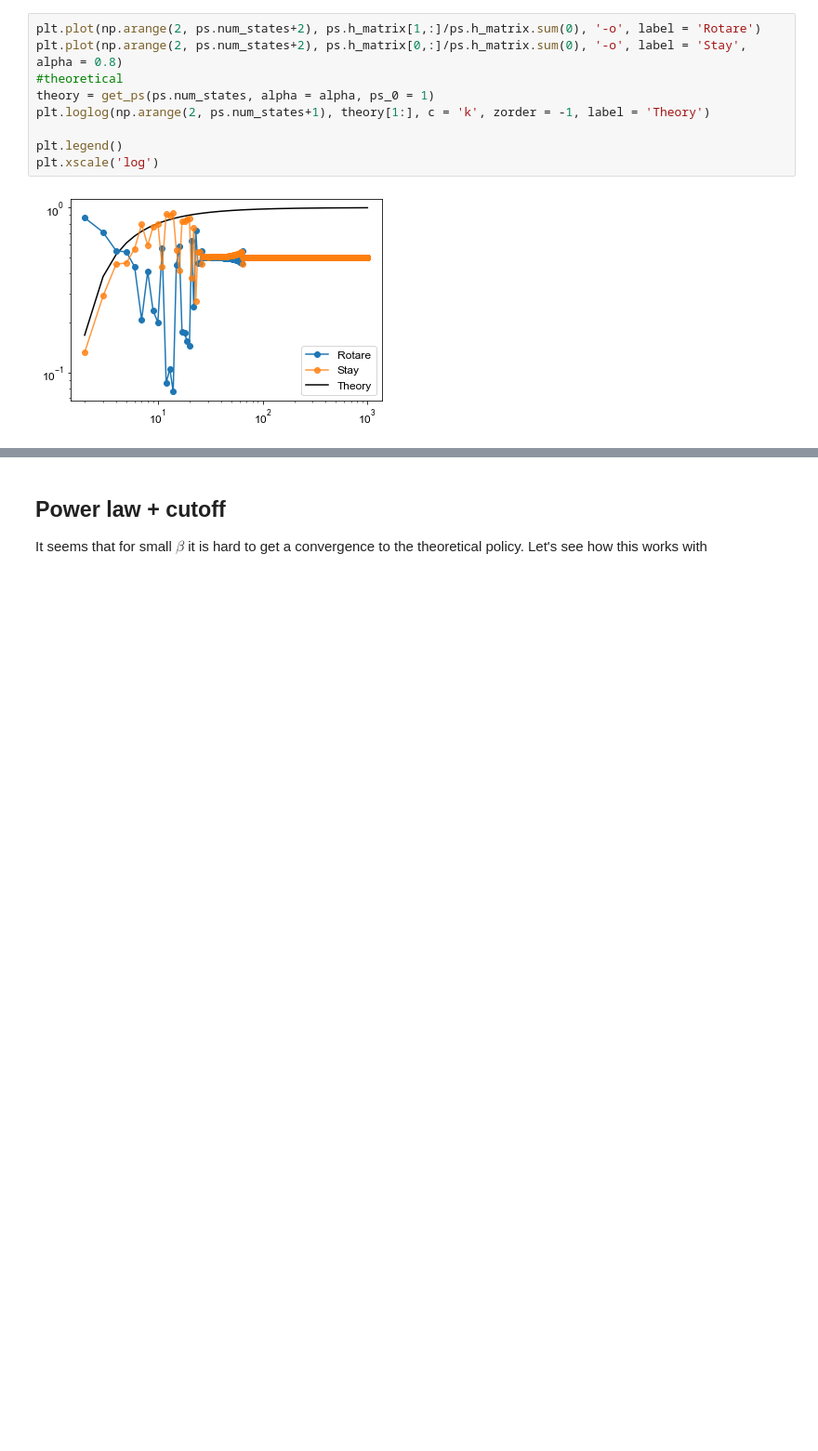
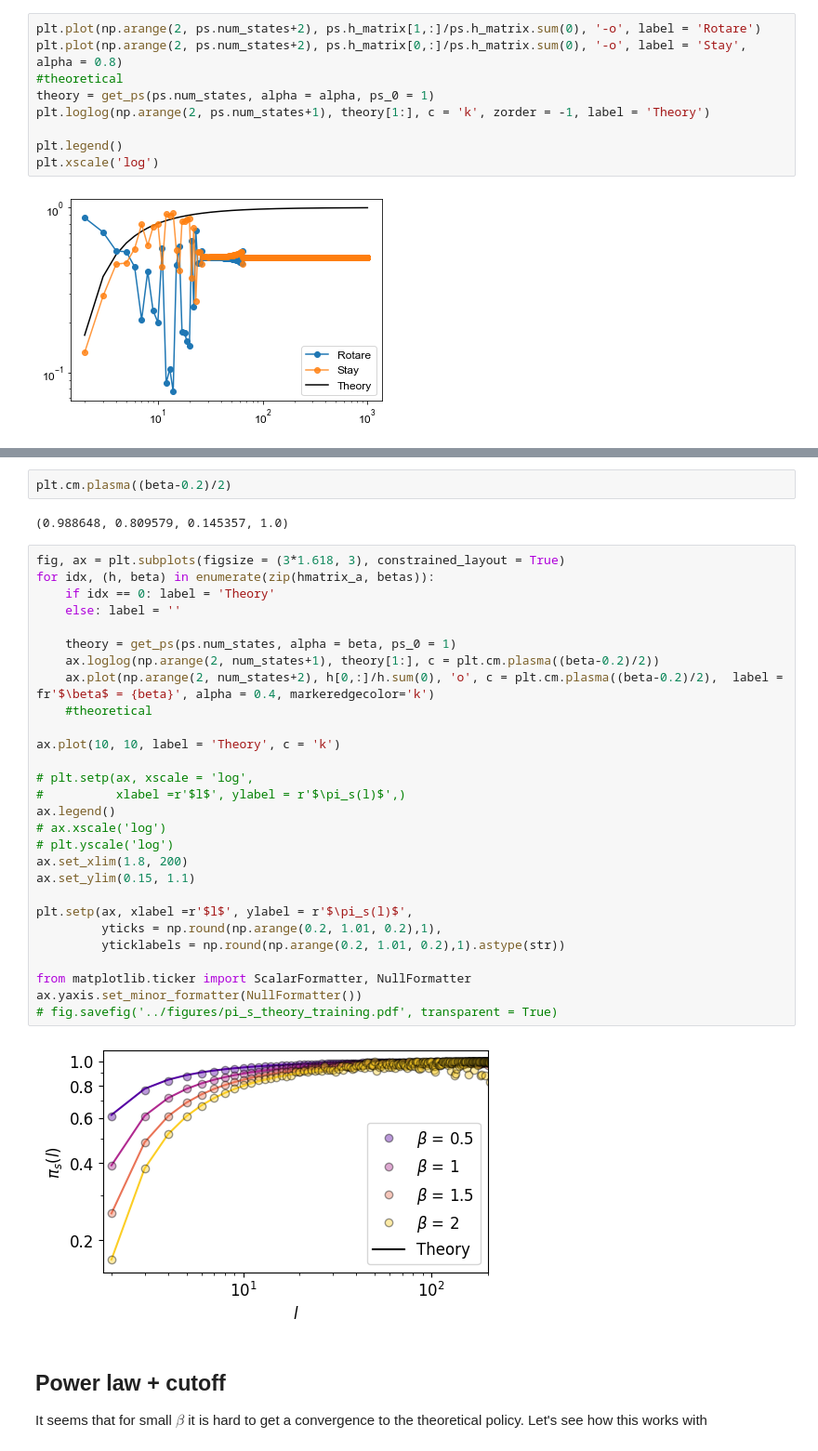
Before and after one commit to gorkamunoz/rl_opts, a Jupyter notebook: nbs/theoretical_policy.ipynb, the cells around one changed output, grey strips where cells are left out. Shown at 93% size. Cells and saved outputs as stored; diff of their text form; blank space fills up the shorter version.

```diff
--- a/nbs/theoretical_policy.ipynb
+++ b/nbs/theoretical_policy.ipynb
@@ -970,3 +999,37 @@ plt.xscale('log')
+# %%
+plt.cm.plasma((beta-0.2)/2)
+# %% [output]
+(0.988648, 0.809579, 0.145357, 1.0)
+# %%
+fig, ax = plt.subplots(figsize = (3*1.618, 3), constrained_layout = True)
+for idx, (h, beta) in enumerate(zip(hmatrix_a, betas)):
+    if idx == 0: label = 'Theory'
+    else: label = ''
+
+    theory = get_ps(ps.num_states, alpha = beta, ps_0 = 1)
+    ax.loglog(np.arange(2, num_states+1), theory[1:], c = plt.cm.plasma((beta-0.2)/2))
+    ax.plot(np.arange(2, num_states+2), h[0,:]/h.sum(0), 'o', c = plt.cm.plasma((beta-0.2)/2),  label = fr'$\beta$ = {beta}', alpha = 0.4, markeredgecolor='k')
+    #theoretical
+
+ax.plot(10, 10, label = 'Theory', c = 'k')
+
+# plt.setp(ax, xscale = 'log',
+#          xlabel =r'$l$', ylabel = r'$\pi_s(l)$',)
+ax.legend()
+# ax.xscale('log')
+# plt.yscale('log')
+ax.set_xlim(1.8, 200)
+ax.set_ylim(0.15, 1.1)
+
+plt.setp(ax, xlabel =r'$l$', ylabel = r'$\pi_s(l)$',
+         yticks = np.round(np.arange(0.2, 1.01, 0.2),1),
+         yticklabels = np.round(np.arange(0.2, 1.01, 0.2),1).astype(str))
+
+from matplotlib.ticker import ScalarFormatter, NullFormatter
+ax.yaxis.set_minor_formatter(NullFormatter())
+# fig.savefig('../figures/pi_s_theory_training.pdf', transparent = True)
+# %% [output]
+[figure, new version]
 # %% [markdown]
 ## Power law + cutoff
 It seems that for small $\beta$ it is hard to get a convergence to the theoretical policy. Let's see how this works with
```
Also changed, not shown: parts of 73 cells of this notebook, 13 other files.
